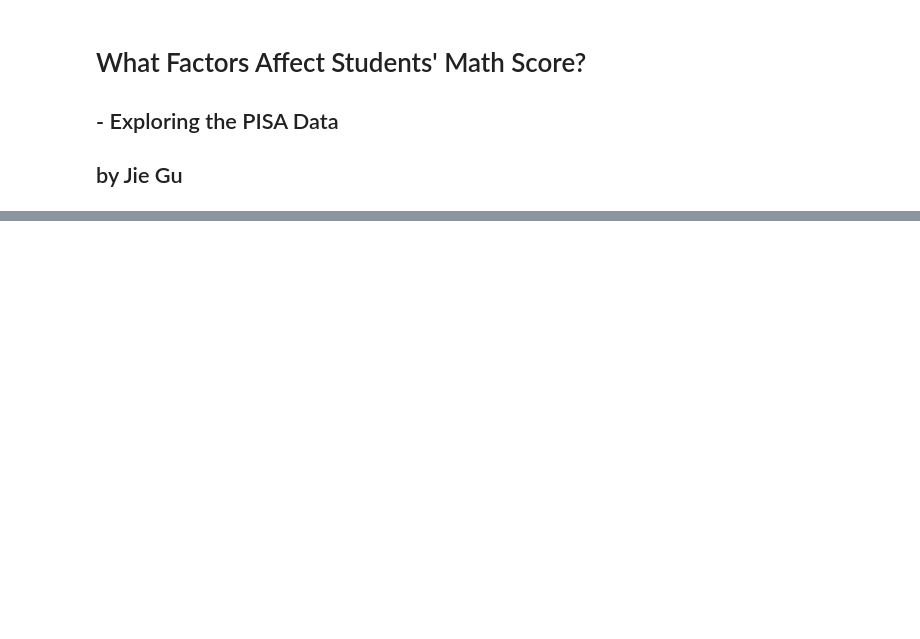
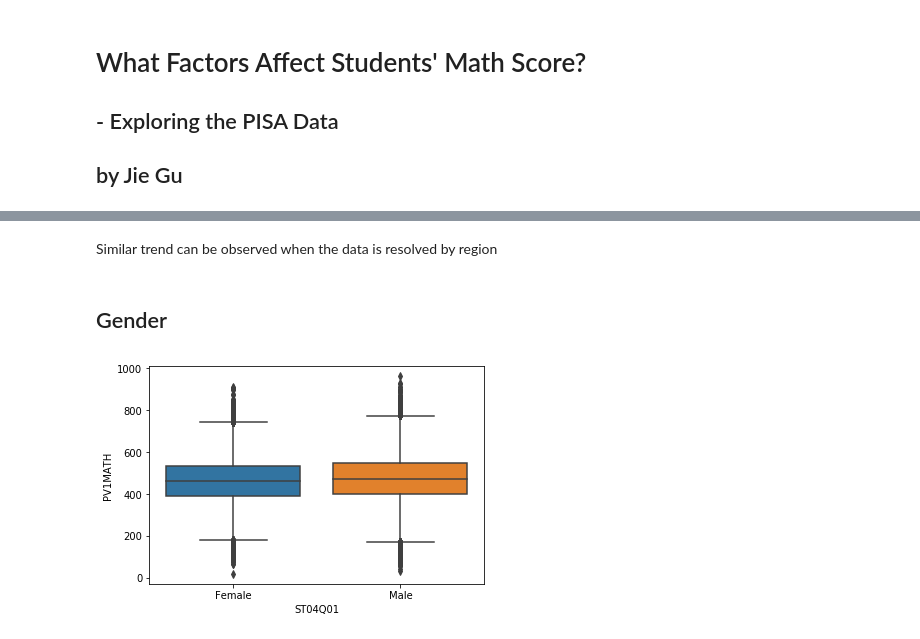
Before and after one commit to jgu1989/UdacityDataAnalystNanodegree, a Jupyter notebook: 5_Communicate_Data_Findings/slides.ipynb, the cells around one changed output, grey strips where cells are left out. Saved outputs shown, nothing was run; the diff lists cells and outputs as text; code cells hidden in the pictures; blank space fills up the shorter version.

```diff
--- a/5_Communicate_Data_Findings/slides.ipynb
+++ b/5_Communicate_Data_Findings/slides.ipynb
@@ -58,0 +48,9 @@ before you finish your presentation!
+# %% [markdown]
+Similar trend can be observed when the data is resolved by region
+# %% [markdown]
+## Gender
+# %%
+df_gender = pd.read_csv('gender.csv')
+sns.boxplot(x= 'ST04Q01', y='PV1MATH', data=df_gender);
+# %% [output]
+[figure, added]
```
Also changed, not shown: parts of 26 cells of this notebook.
